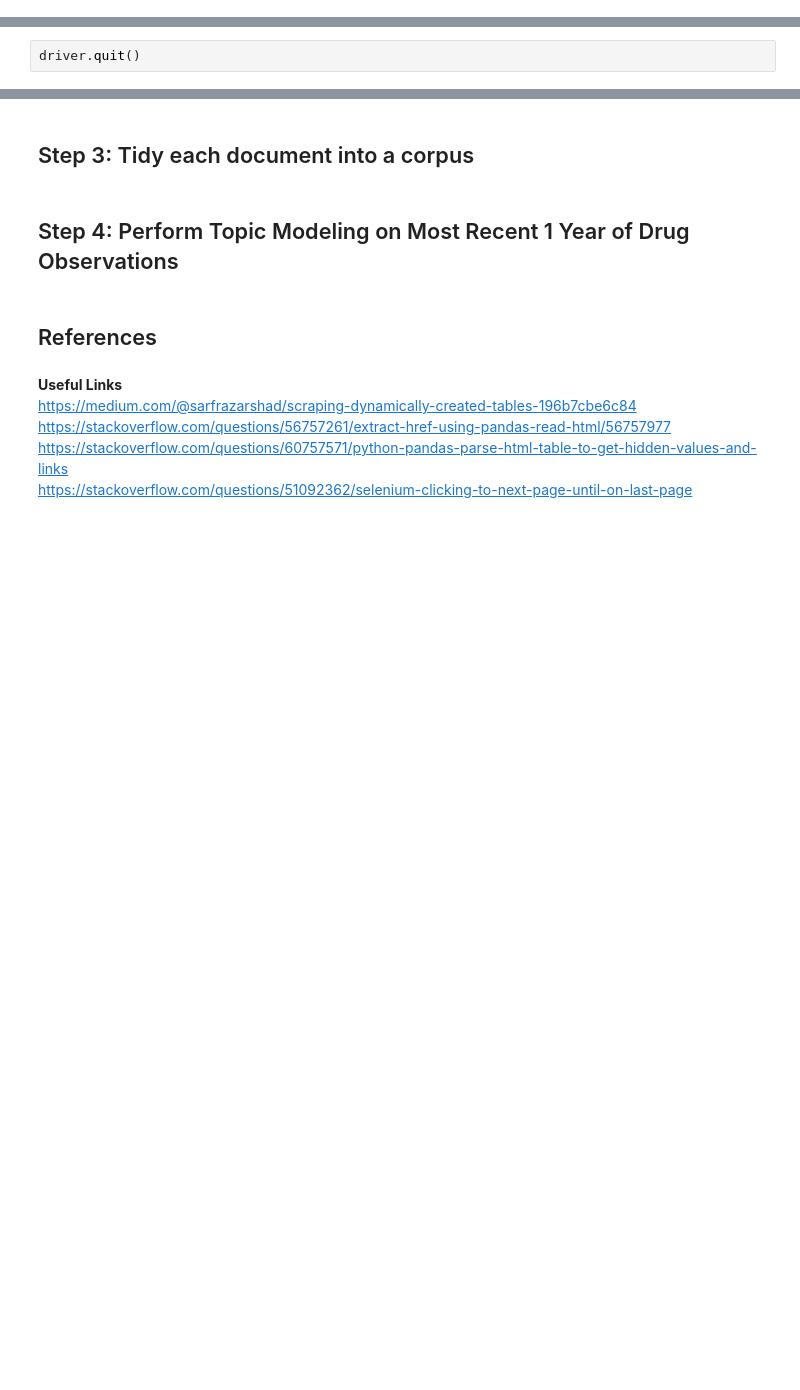
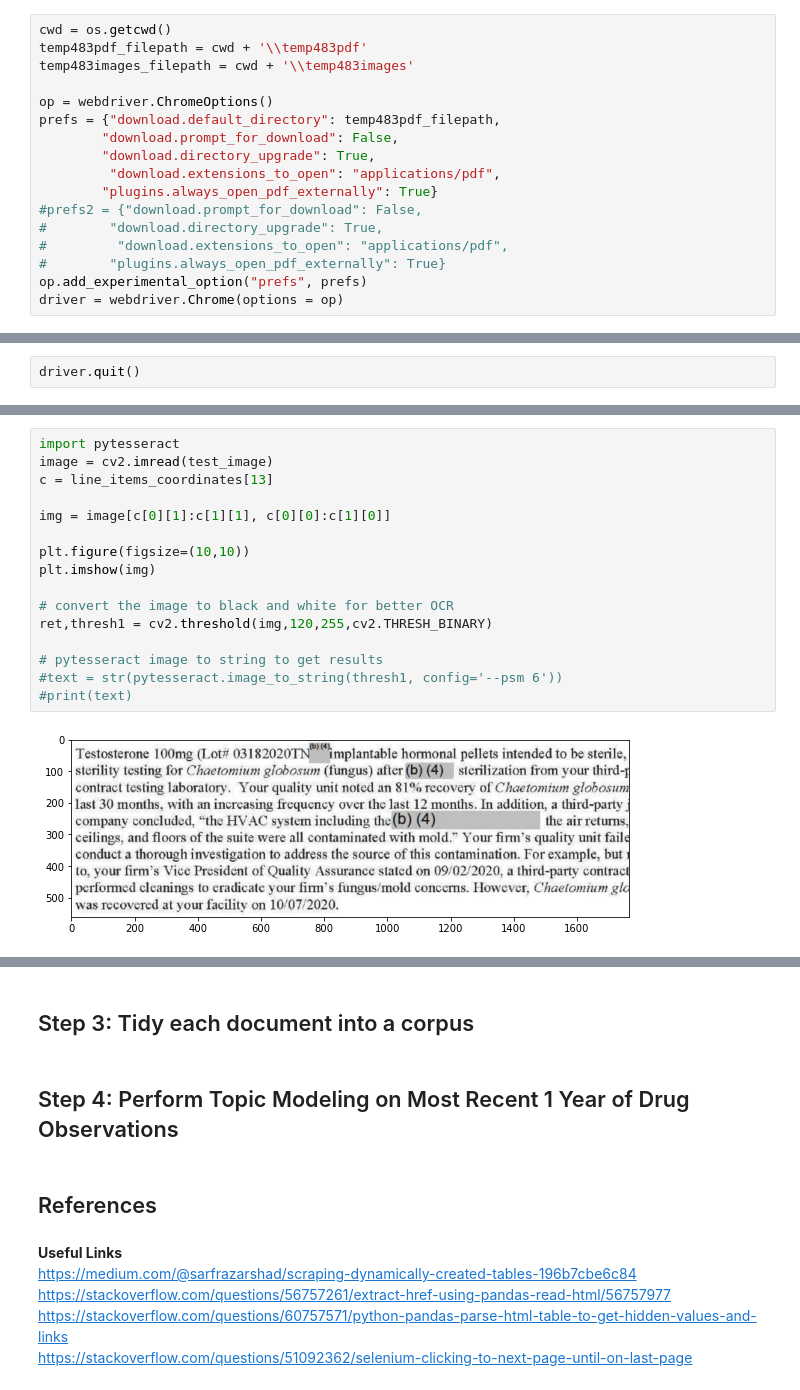
Before and after one commit to ncruickshank/fda_audit_analysis, a Jupyter notebook: FDA Reading Room 483s.ipynb, the cells around one changed output, grey strips where cells are left out. Saved outputs shown, nothing was run; the diff lists cells and outputs as text; blank space fills up the shorter version.

```diff
--- a/FDA Reading Room 483s.ipynb
+++ b/FDA Reading Room 483s.ipynb
@@ -32,3 +30,20 @@ driver.get(url)
+# %%
+cwd = os.getcwd()
+temp483pdf_filepath = cwd + '\\temp483pdf'
+temp483images_filepath = cwd + '\\temp483images'
+
+op = webdriver.ChromeOptions()
+prefs = {"download.default_directory": temp483pdf_filepath,
+        "download.prompt_for_download": False,
+        "download.directory_upgrade": True,
+         "download.extensions_to_open": "applications/pdf",
+        "plugins.always_open_pdf_externally": True}
+#prefs2 = {"download.prompt_for_download": False,
+#        "download.directory_upgrade": True,
+#         "download.extensions_to_open": "applications/pdf",
+#        "plugins.always_open_pdf_externally": True}
+op.add_experimental_option("prefs", prefs)
+driver = webdriver.Chrome(options = op)
 # %% [markdown]
 table class = lcsd-datatable--ora-foia-reading table table-bordered dataTable no footer dtr-inline
 # %%
@@ -142,0 +247,18 @@ driver.quit()
+# %%
+import pytesseract
+image = cv2.imread(test_image)
+c = line_items_coordinates[13]
+
+img = image[c[0][1]:c[1][1], c[0][0]:c[1][0]]
+
+plt.figure(figsize=(10,10))
+plt.imshow(img)
+
+# convert the image to black and white for better OCR
+ret,thresh1 = cv2.threshold(img,120,255,cv2.THRESH_BINARY)
+
+# pytesseract image to string to get results
+#text = str(pytesseract.image_to_string(thresh1, config='--psm 6'))
+#print(text)
+# %% [output]
+[figure, added]
```
Also changed, not shown: parts of 16 cells of this notebook, 19 other files.
